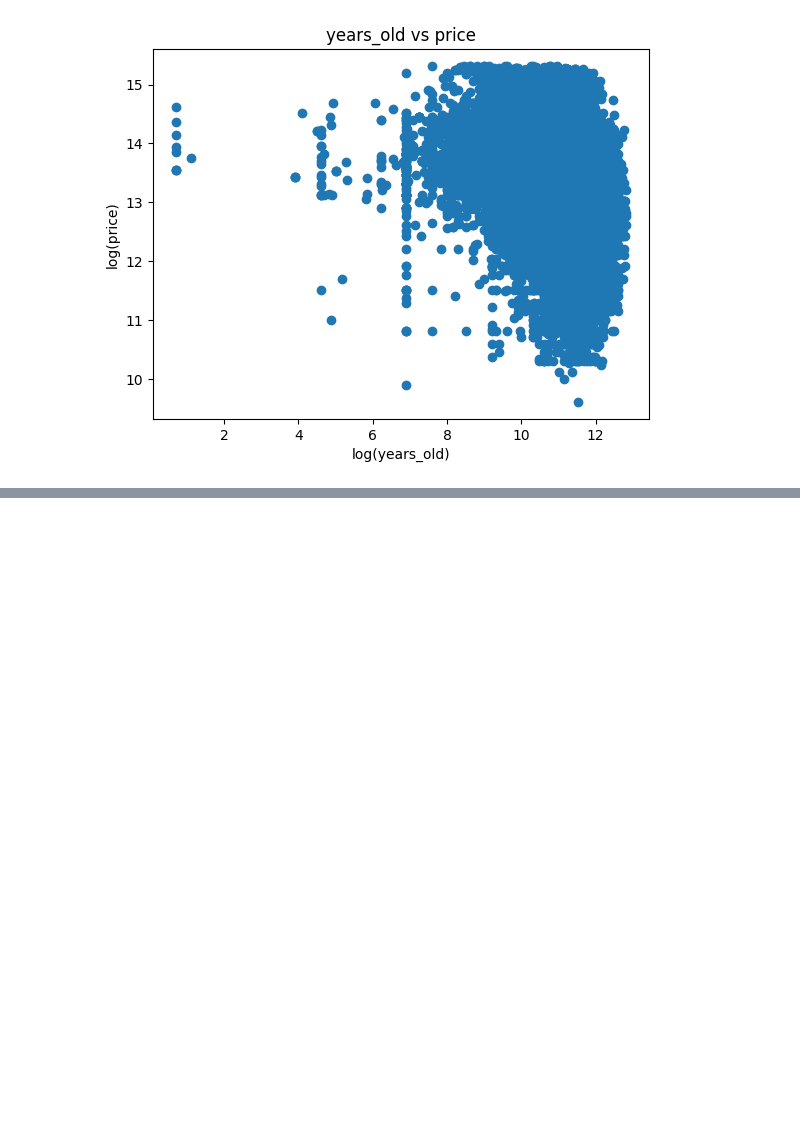
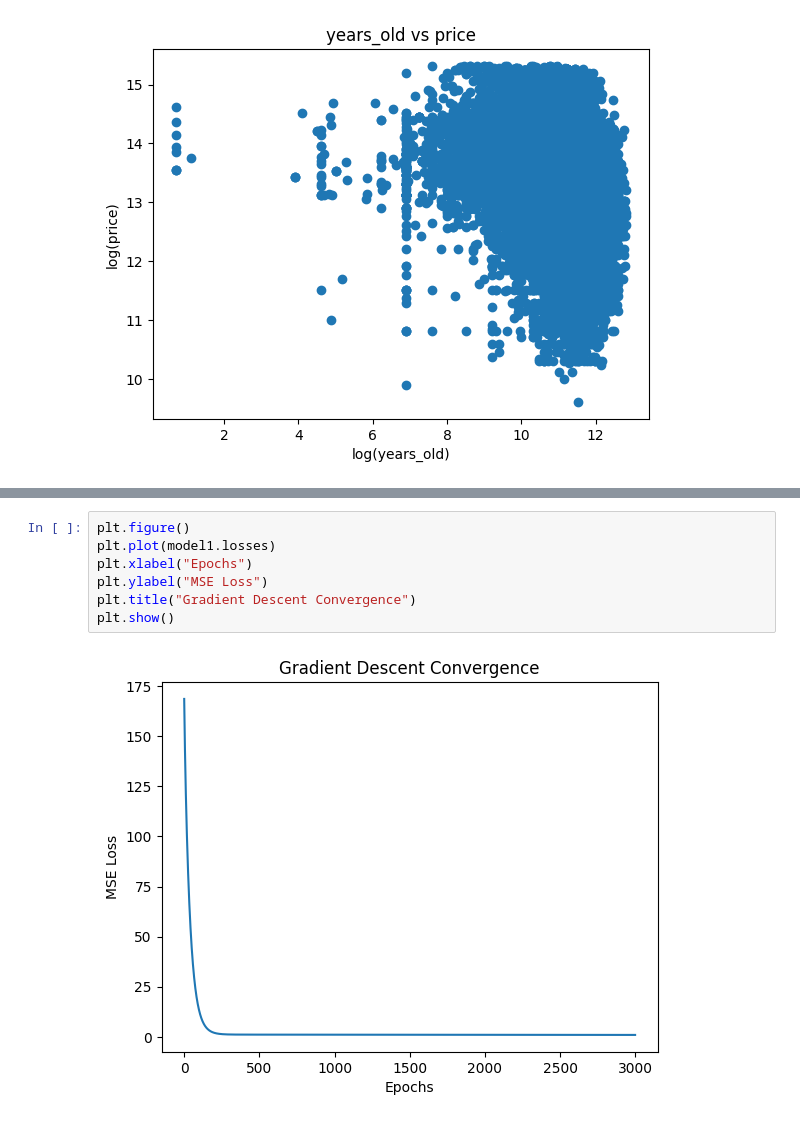
Before and after one commit to Vivekraj-adhikari/scratch-vs-sklearn, a Jupyter notebook: linear-regression/used_cars.ipynb, the cells around one changed output, grey strips where cells are left out. Cells and saved outputs as stored; diff of their text form; blank space fills up the shorter version.

Commit message:
Plots Gradient Descent Convergence graph

```diff
--- a/linear-regression/used_cars.ipynb
+++ b/linear-regression/used_cars.ipynb
@@ -248,0 +262,9 @@ print(r2_score(Y1_test, prediction))
+# %%
+plt.figure()
+plt.plot(model1.losses)
+plt.xlabel("Epochs")
+plt.ylabel("MSE Loss")
+plt.title("Gradient Descent Convergence")
+plt.show()
+# %% [output]
+[figure, added]
```
Also changed, not shown: parts of 2 cells of this notebook, 1 other file.
